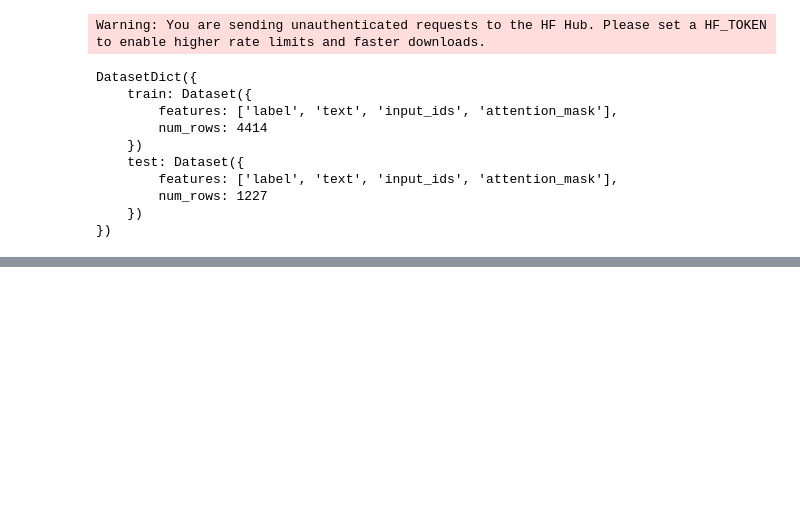
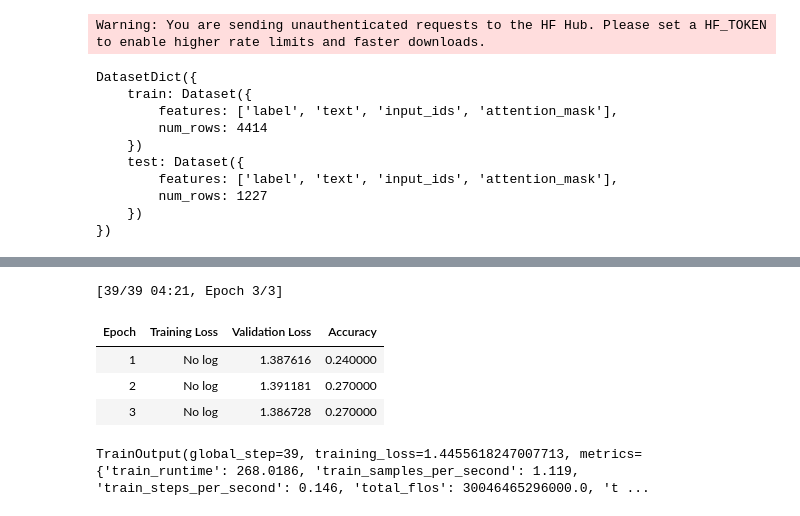
Before and after one commit to richmond003/LangChain-and-LangGraph, a Jupyter notebook: xlnet.ipynb, the cells around one changed output, grey strips where cells are left out. Cells and saved outputs as stored; diff of their text form; code cells hidden in the pictures; blank space fills up the shorter version.

```diff
--- a/xlnet.ipynb
+++ b/xlnet.ipynb
@@ -199,0 +216,30 @@ pprint(tokenized_datasets["train"]["input_ids"][0])
+# %%
+metric = evaluate.load("accuracy") # measure the accuracy when training
+# %%
+# function to compute the accuracy
+def compute_metrics(eval_pred):
+    logits, labels = eval_pred
+    predictions = np.argmax(logits, axis=-1)
+    return metric.compute(predictions=predictions, references=labels)
+# %%
+# specify a directory to save training hyper-parameters
+# TrainingArgument() can also be useed to add custom hyper-parameters
+training_args = TrainingArguments(output_dir="test_trainer", eval_strategy="epoch", num_train_epochs=3)
+# %%
+trainer = Trainer(
+    model = model,
+    args= training_args,
+    train_dataset= small_train,
+    eval_dataset= small_eval,
+    compute_metrics= compute_metrics
+)
+# %%
+# Trainer.train will train model based on all the arguments setup
+trainer.train()
+# %% [output]
+[39/39 04:21, Epoch 3/3]
+| Epoch | Training Loss | Validation Loss | Accuracy |
+| 1 | No log | 1.387616 | 0.240000 |
+| 2 | No log | 1.391181 | 0.270000 |
+| 3 | No log | 1.386728 | 0.270000 |
+TrainOutput(global_step=39, training_loss=1.4455618247007713, metrics={'train_runtime': 268.0186, 'train_samples_per_second': 1.119, 'train_steps_per_second': 0.146, 'total_flos': 30046465296000.0, 't ...
```
Also changed, not shown: parts of 14 cells of this notebook, 5 other files.
